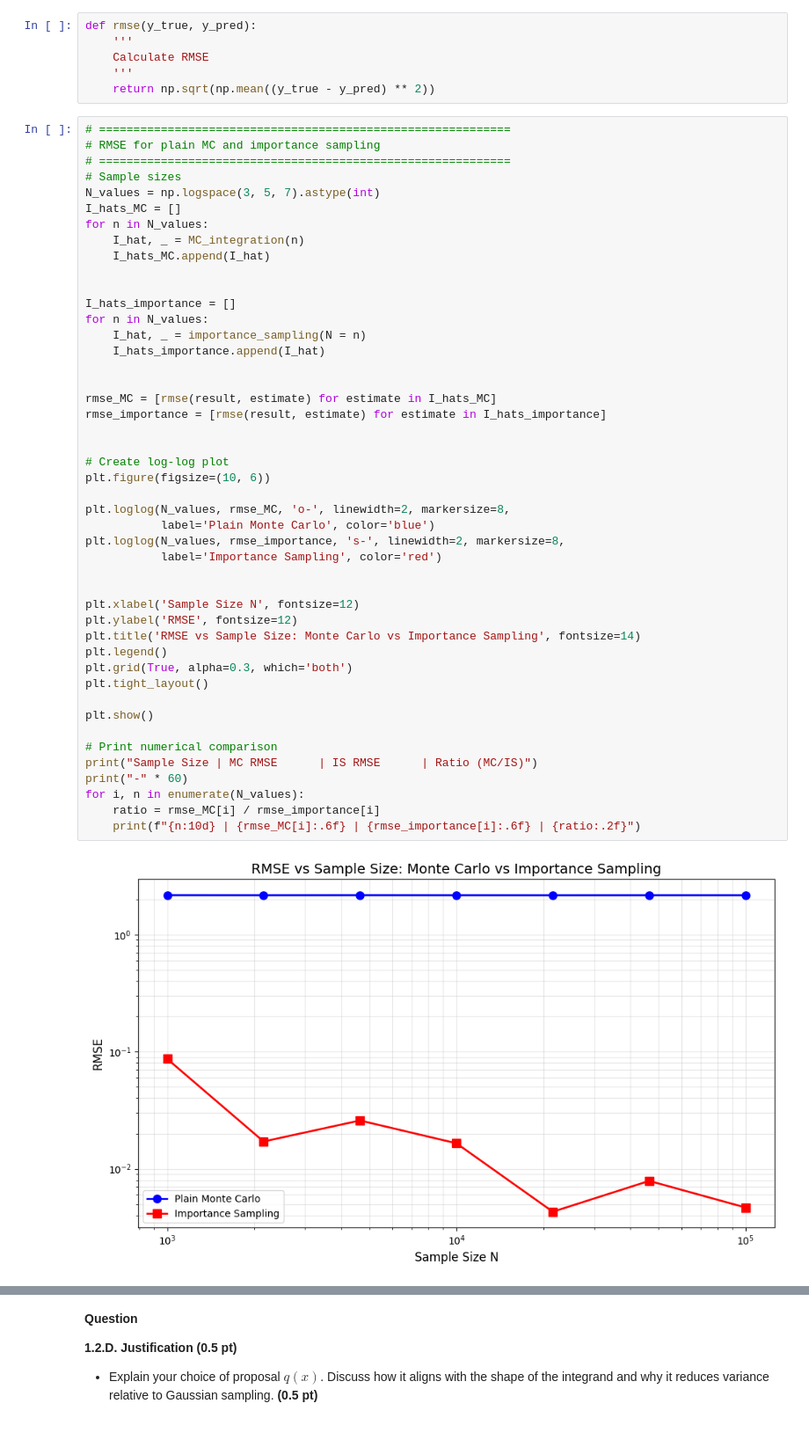
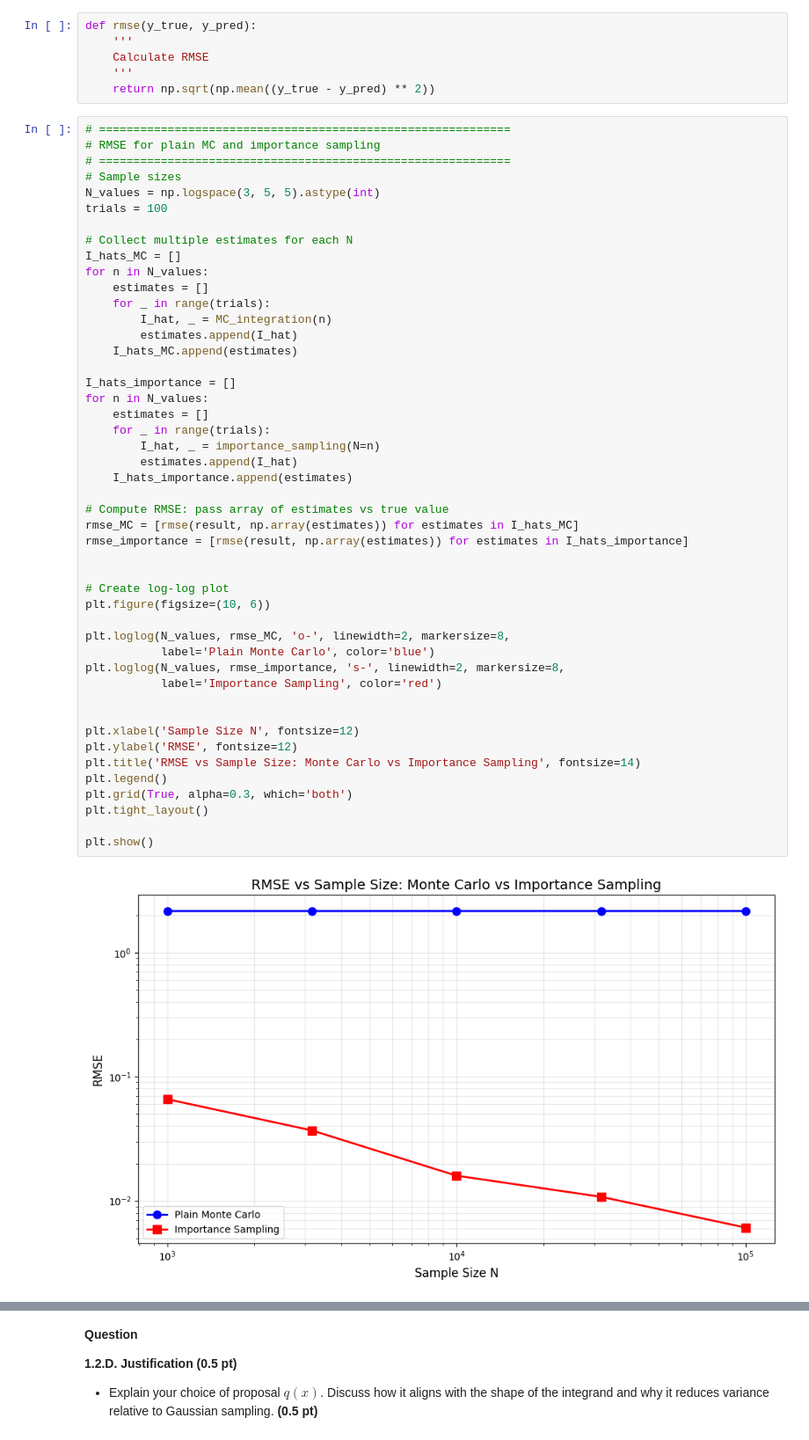
Before and after one commit to Tzu-Liang/COMP64101-Reasoning-and-Learning-under-Uncertainty-Module, a Jupyter notebook: Labs/comp64101_coursework_part1_a49626th.ipynb, the cells around one changed output, grey strips where cells are left out. Shown: that part at 88% size. Cells and saved outputs as stored; diff of their text form.

```diff
--- a/Labs/comp64101_coursework_part1_a49626th.ipynb
+++ b/Labs/comp64101_coursework_part1_a49626th.ipynb
@@ -501,47 +501,48 @@ def rmse(y_true, y_pred):
 # ============================================================
 # RMSE for plain MC and importance sampling
 # ============================================================
 # Sample sizes
-N_values = np.logspace(3, 5, 7).astype(int)
+N_values = np.logspace(3, 5, 5).astype(int)
+trials = 100
+
+# Collect multiple estimates for each N
 I_hats_MC = []
 for n in N_values:
-    I_hat, _ = MC_integration(n)
-    I_hats_MC.append(I_hat)
-
+    estimates = []
+    for _ in range(trials):
+        I_hat, _ = MC_integration(n)
+        estimates.append(I_hat)
+    I_hats_MC.append(estimates)
 
 I_hats_importance = []
 for n in N_values:
-    I_hat, _ = importance_sampling(N = n)
-    I_hats_importance.append(I_hat)
+    estimates = []
+    for _ in range(trials):
+        I_hat, _ = importance_sampling(N=n)
+        estimates.append(I_hat)
+    I_hats_importance.append(estimates)
 
-
-rmse_MC = [rmse(result, estimate) for estimate in I_hats_MC]
-rmse_importance = [rmse(result, estimate) for estimate in I_hats_importance]
+# Compute RMSE: pass array of estimates vs true value
+rmse_MC = [rmse(result, np.array(estimates)) for estimates in I_hats_MC]
+rmse_importance = [rmse(result, np.array(estimates)) for estimates in I_hats_importance]
 
 
 # Create log-log plot
 plt.figure(figsize=(10, 6))
 
 plt.loglog(N_values, rmse_MC, 'o-', linewidth=2, markersize=8,
            label='Plain Monte Carlo', color='blue')
 plt.loglog(N_values, rmse_importance, 's-', linewidth=2, markersize=8,
            label='Importance Sampling', color='red')
 
 
 plt.xlabel('Sample Size N', fontsize=12)
 plt.ylabel('RMSE', fontsize=12)
 plt.title('RMSE vs Sample Size: Monte Carlo vs Importance Sampling', fontsize=14)
 plt.legend()
 plt.grid(True, alpha=0.3, which='both')
 plt.tight_layout()
 
 plt.show()
-
-# Print numerical comparison
-print("Sample Size | MC RMSE      | IS RMSE      | Ratio (MC/IS)")
-print("-" * 60)
-for i, n in enumerate(N_values):
-    ratio = rmse_MC[i] / rmse_importance[i]
-    print(f"{n:10d} | {rmse_MC[i]:.6f} | {rmse_importance[i]:.6f} | {ratio:.2f}")
 # %% [output]
-[figure, old version]
+[figure, new version]
```
Also changed, not shown: parts of 10 cells of this notebook.
